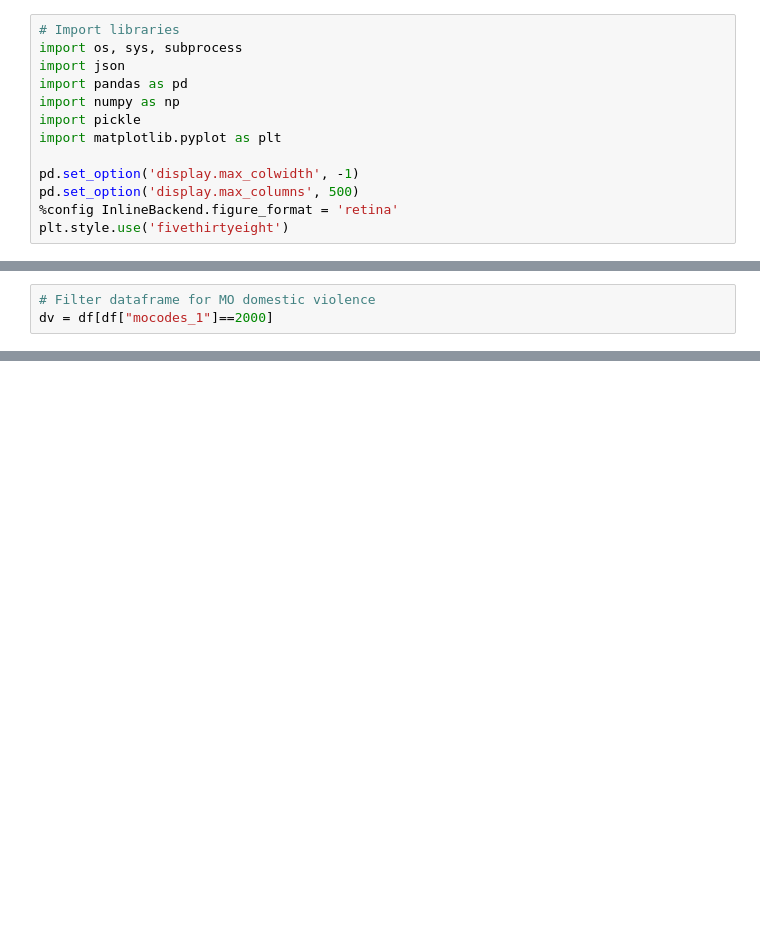
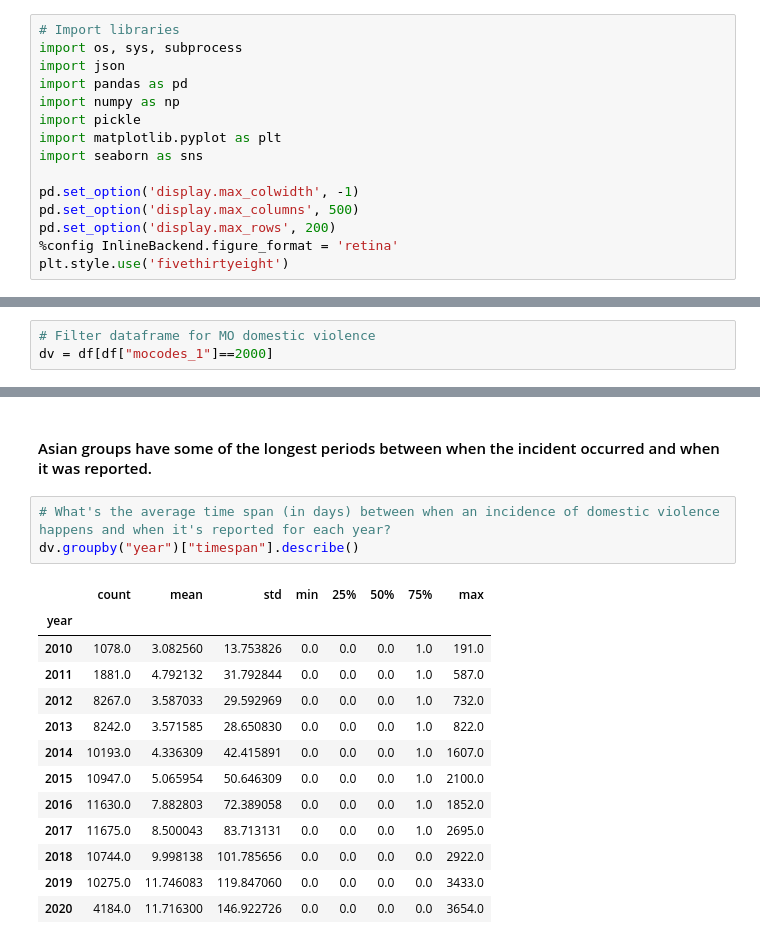
Before and after one commit to veeps/LA_innovation_team, a Jupyter notebook: code/003_explore_trends.ipynb, the cells around one changed output, grey strips where cells are left out. Cells and saved outputs as stored; diff of their text form; blank space fills up the shorter version.

Commit message:
exploring domesitc violence trends

```diff
--- a/code/003_explore_trends.ipynb
+++ b/code/003_explore_trends.ipynb
@@ -15,9 +15,11 @@ import pandas as pd
 import numpy as np
 import pickle
 import matplotlib.pyplot as plt
+import seaborn as sns
 
 pd.set_option('display.max_colwidth', -1)
 pd.set_option('display.max_columns', 500)
+pd.set_option('display.max_rows', 200)
 %config InlineBackend.figure_format = 'retina'
 plt.style.use('fivethirtyeight')
 # %%
@@ -215,0 +342,19 @@ dv.head()
+# %% [markdown]
+#### Asian groups have some of the longest periods between when the incident occurred and when it was reported.
+# %%
+# What's the average time span (in days) between when an incidence of domestic violence happens and when it's reported for each year?
+dv.groupby("year")["timespan"].describe()
+# %% [output]
+|  | count | mean | std | min | 25% | 50% | 75% | max |
+| year |  |  |  |  |  |  |  |  |
+| 2010 | 1078.0 | 3.082560 | 13.753826 | 0.0 | 0.0 | 0.0 | 1.0 | 191.0 |
+| 2011 | 1881.0 | 4.792132 | 31.792844 | 0.0 | 0.0 | 0.0 | 1.0 | 587.0 |
+| 2012 | 8267.0 | 3.587033 | 29.592969 | 0.0 | 0.0 | 0.0 | 1.0 | 732.0 |
+| 2013 | 8242.0 | 3.571585 | 28.650830 | 0.0 | 0.0 | 0.0 | 1.0 | 822.0 |
+| 2014 | 10193.0 | 4.336309 | 42.415891 | 0.0 | 0.0 | 0.0 | 1.0 | 1607.0 |
+| 2015 | 10947.0 | 5.065954 | 50.646309 | 0.0 | 0.0 | 0.0 | 1.0 | 2100.0 |
+| 2016 | 11630.0 | 7.882803 | 72.389058 | 0.0 | 0.0 | 0.0 | 1.0 | 1852.0 |
+| 2017 | 11675.0 | 8.500043 | 83.713131 | 0.0 | 0.0 | 0.0 | 1.0 | 2695.0 |
+| 2018 | 10744.0 | 9.998138 | 101.785656 | 0.0 | 0.0 | 0.0 | 0.0 | 2922.0 |
+| 2019 | 10275.0 | 11.746083 | 119.847060 | 0.0 | 0.0 | 0.0 | 0.0 | 3433.0 |
+| 2020 | 4184.0 | 11.716300 | 146.922726 | 0.0 | 0.0 | 0.0 | 0.0 | 3654.0 |
```
Also changed, not shown: parts of 21 cells of this notebook, 3 other files.
